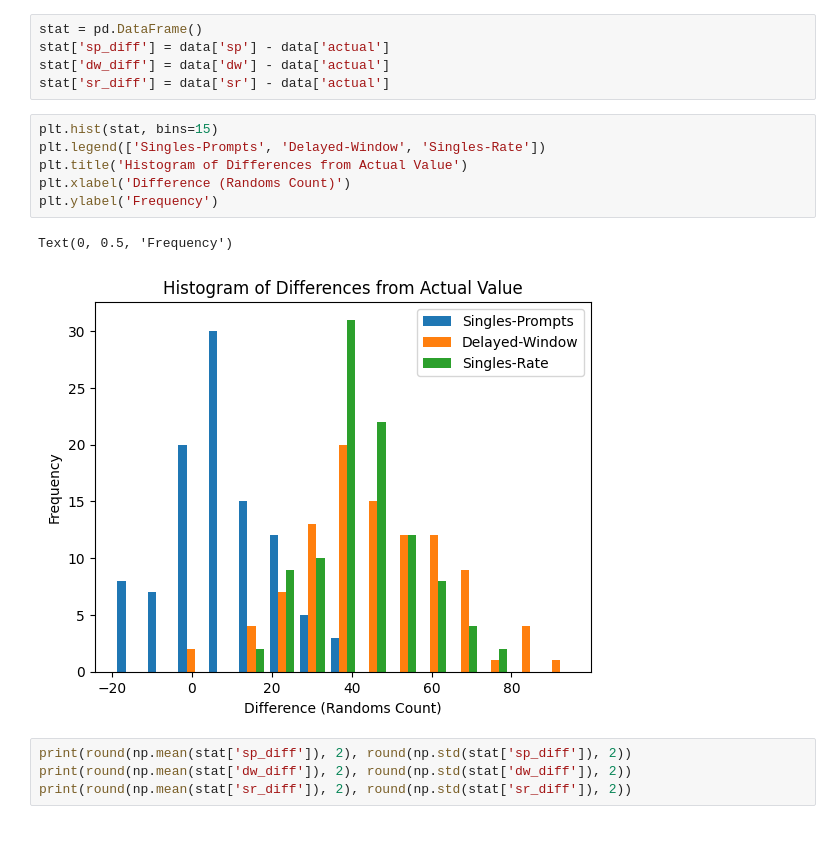
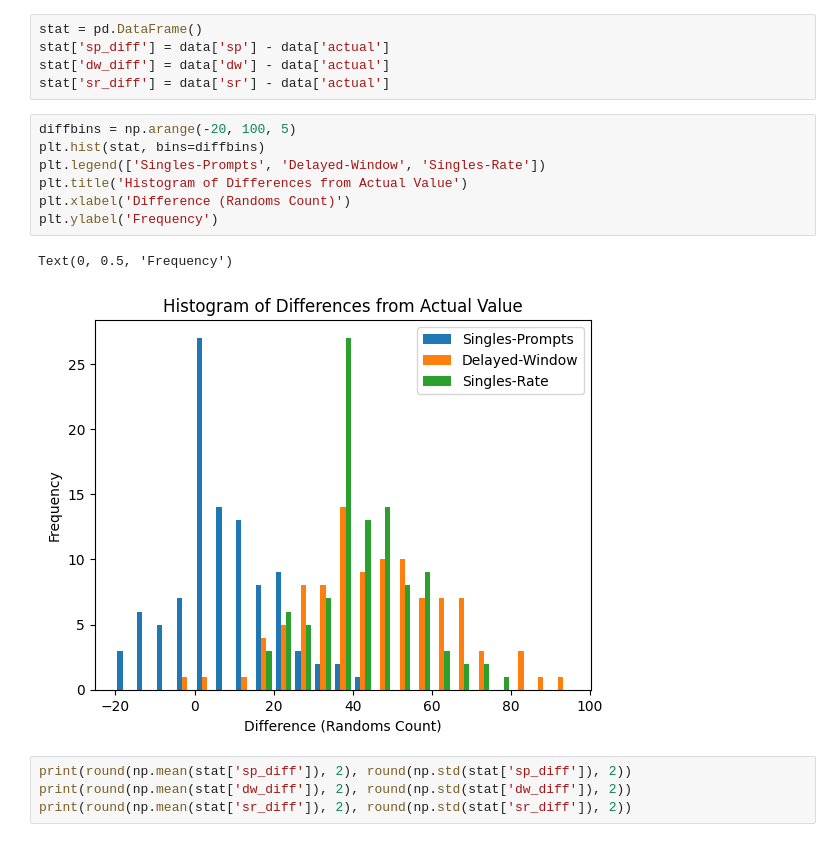
Before and after one commit to eeganr/petGATEsim, a Jupyter notebook: analysis/analysis.ipynb, the cells around one changed output. Cells and saved outputs as stored; diff of their text form.

```diff
--- a/analysis/analysis.ipynb
+++ b/analysis/analysis.ipynb
@@ -75,14 +77,15 @@ stat['sp_diff'] = data['sp'] - data['actual']
 stat['dw_diff'] = data['dw'] - data['actual']
 stat['sr_diff'] = data['sr'] - data['actual']
 # %%
-plt.hist(stat, bins=15)
+diffbins = np.arange(-20, 100, 5)
+plt.hist(stat, bins=diffbins)
 plt.legend(['Singles-Prompts', 'Delayed-Window', 'Singles-Rate'])
 plt.title('Histogram of Differences from Actual Value')
 plt.xlabel('Difference (Randoms Count)')
 plt.ylabel('Frequency')
 # %% [output]
 Text(0, 0.5, 'Frequency')
-[figure, old version]
+[figure, new version]
 # %%
 print(round(np.mean(stat['sp_diff']), 2), round(np.std(stat['sp_diff']), 2))
 print(round(np.mean(stat['dw_diff']), 2), round(np.std(stat['dw_diff']), 2))
```
Also changed, not shown: parts of 3 cells of this notebook, 2 other files.
